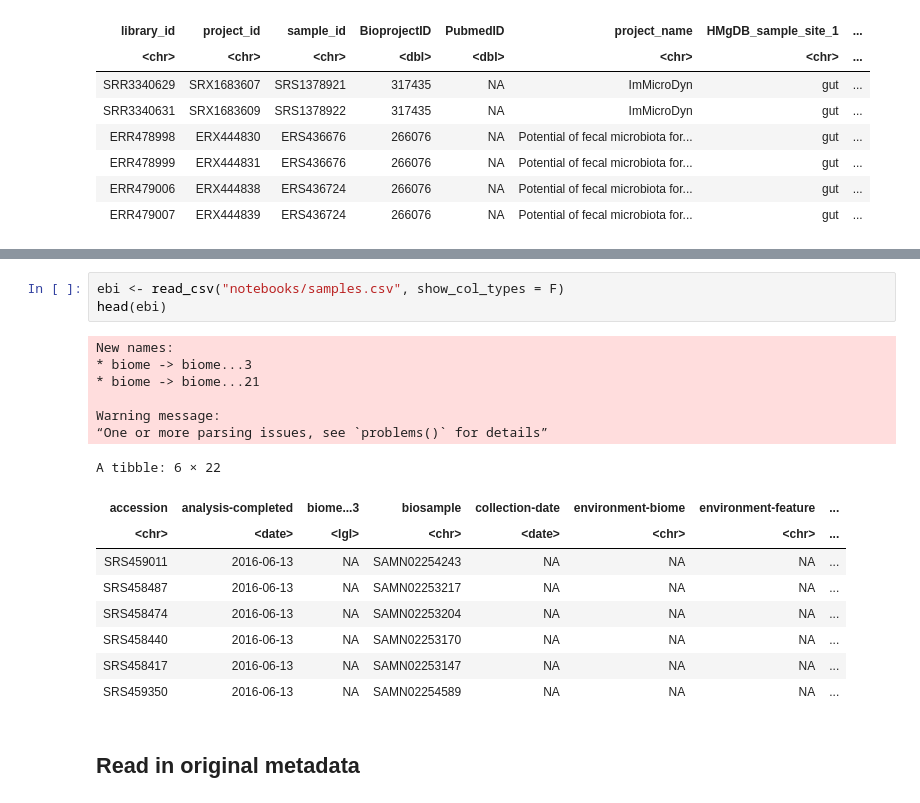
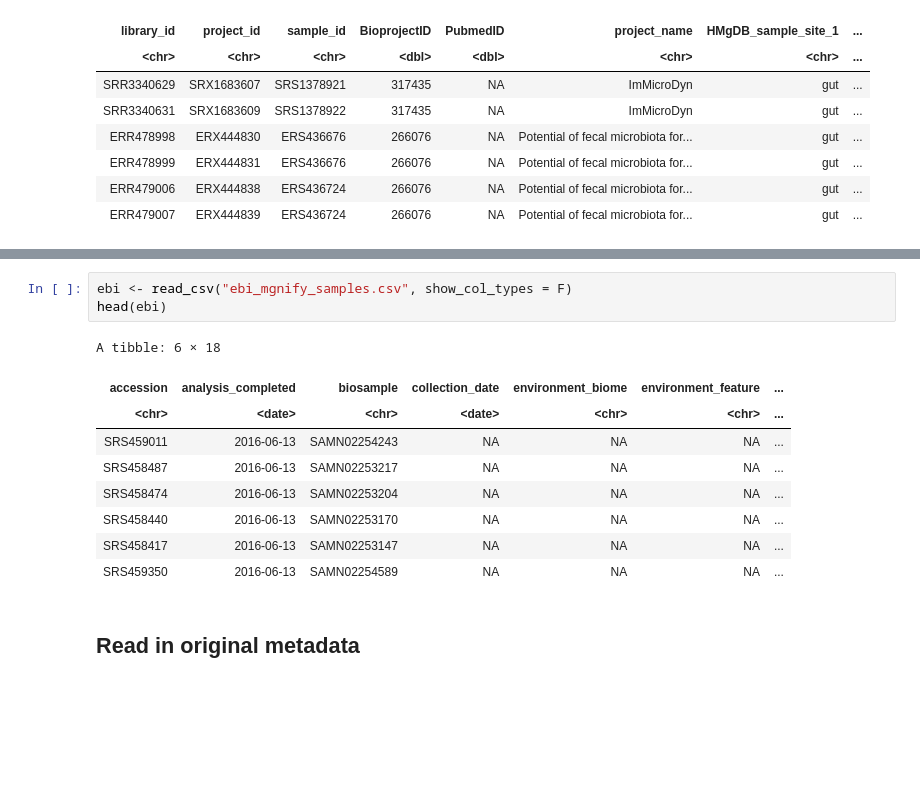
Before and after one commit to dib-lab/2022-sra-gather, a Jupyter notebook: notebooks/20220318_compare_metadata_sra_vs_dbs.ipynb, the cells around one changed output, grey strips where cells are left out. Saved outputs shown, nothing was run; the diff lists cells and outputs as text; blank space fills up the shorter version.

```diff
--- a/notebooks/20220318_compare_metadata_sra_vs_dbs.ipynb
+++ b/notebooks/20220318_compare_metadata_sra_vs_dbs.ipynb
@@ -54,24 +54,18 @@ A tibble: 6 × 37
 | DRR001455 | DRX001009 | DRS001007 | soil | NA | Dynamics of the gene pool of soil... | NA | NA | ... |
 | DRR001456 | DRX001010 | DRS001008 | soil | NA | Dynamics of the gene pool of soil... | NA | NA | ... |
 # %%
-ebi <- read_csv("notebooks/samples.csv", show_col_types = F)
+ebi <- read_csv("ebi_mgnify_samples.csv", show_col_types = F)
 head(ebi)
 # %% [output]
-New names:
-* biome -> biome...3
-* biome -> biome...21
-
-Warning message:
-“One or more parsing issues, see `problems()` for details”
+A tibble: 6 × 18
-A tibble: 6 × 22
-| accession | analysis-completed | biome...3 | biosample | collection-date | environment-biome | environment-feature | ... |
-| <chr> | <date> | <lgl> | <chr> | <date> | <chr> | <chr> | ... |
-| SRS459011 | 2016-06-13 | NA | SAMN02254243 | NA | NA | NA | ... |
-| SRS458487 | 2016-06-13 | NA | SAMN02253217 | NA | NA | NA | ... |
-| SRS458474 | 2016-06-13 | NA | SAMN02253204 | NA | NA | NA | ... |
-| SRS458440 | 2016-06-13 | NA | SAMN02253170 | NA | NA | NA | ... |
-| SRS458417 | 2016-06-13 | NA | SAMN02253147 | NA | NA | NA | ... |
-| SRS459350 | 2016-06-13 | NA | SAMN02254589 | NA | NA | NA | ... |
+| accession | analysis_completed | biosample | collection_date | environment_biome | environment_feature | ... |
+| <chr> | <date> | <chr> | <date> | <chr> | <chr> | ... |
+| SRS459011 | 2016-06-13 | SAMN02254243 | NA | NA | NA | ... |
+| SRS458487 | 2016-06-13 | SAMN02253217 | NA | NA | NA | ... |
+| SRS458474 | 2016-06-13 | SAMN02253204 | NA | NA | NA | ... |
+| SRS458440 | 2016-06-13 | SAMN02253170 | NA | NA | NA | ... |
+| SRS458417 | 2016-06-13 | SAMN02253147 | NA | NA | NA | ... |
+| SRS459350 | 2016-06-13 | SAMN02254589 | NA | NA | NA | ... |
 # %% [markdown]
 ## Read in original metadata
 # %%
```
Also changed, not shown: parts of 1 cell of this notebook, 1 other file.
